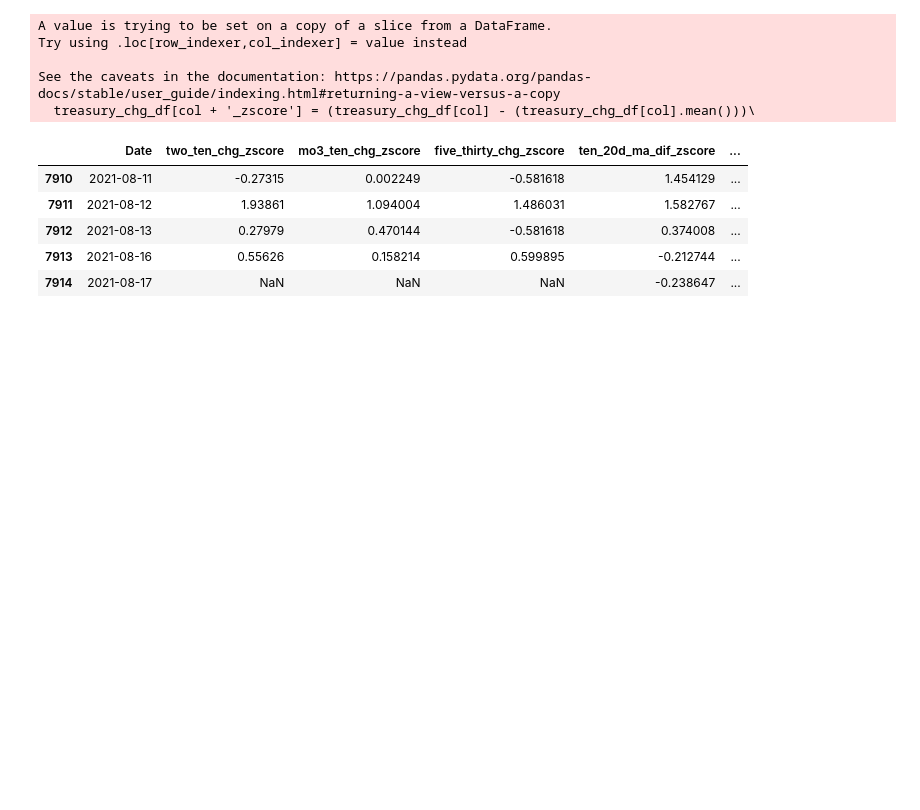
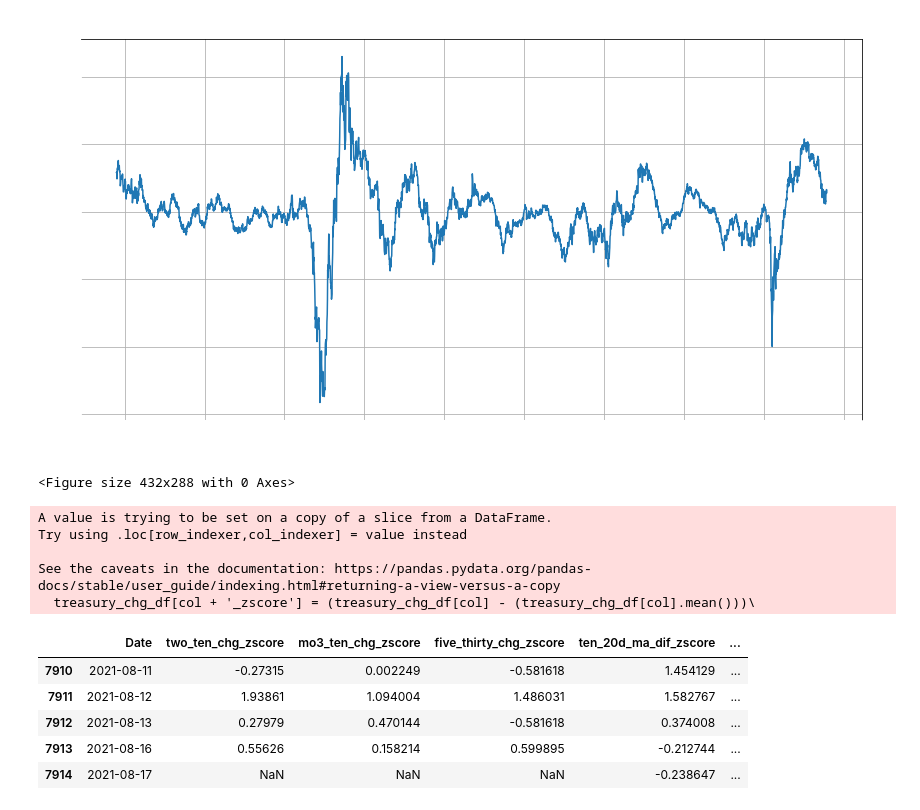
Before and after one commit to obsessedquant/Economic_Indicators, a Jupyter notebook: Economic_Indicators_Analysis.ipynb, the cells around one changed output. Saved outputs shown, nothing was run; the diff lists cells and outputs as text; code cells hidden in the pictures; blank space fills up the shorter version.

Commit message:
Added README, completed real rates z-scores and graph

```diff
--- a/Economic_Indicators_Analysis.ipynb
+++ b/Economic_Indicators_Analysis.ipynb
@@ -13 +54,25 @@ treasury_df.head()
+# %%
+real_rates_200z = real_rates_zscores[['Date','ten_200d_ma_dif_zscore']]
+real_rates_200z = real_rates_200z.set_index('Date')
+# real_rates_200z.plot(kind="line", figsize=(14,7), title="200day Real Rates Z scores",grid=True)
+
+fig = plt.figure(figsize=(14,7))
+ax = fig.add_subplot()
+ax.spines['bottom'].set_color('white')
+ax.spines['left'].set_color('white')
+ax.set_xlabel('Years')
+ax.set_ylabel('200d MA Z-Score')
+ax.xaxis.label.set_color('white')
+ax.yaxis.label.set_color('white')
+ax.tick_params(axis='x', colors='white')
+ax.tick_params(axis='y', colors='white')
+# plt.figure(figsize=(14, 7), dpi=80)
+plt.title("200day Real Rates Z scores",color='w')
+plt.plot(real_rates_200z)
+plt.grid()
+plt.show()
+plt.tight_layout()
+# %% [output]
+[figure, added]
+<Figure size 432x288 with 0 Axes>
 # %%
```
Also changed, not shown: parts of 5 cells of this notebook, 3 other files.
